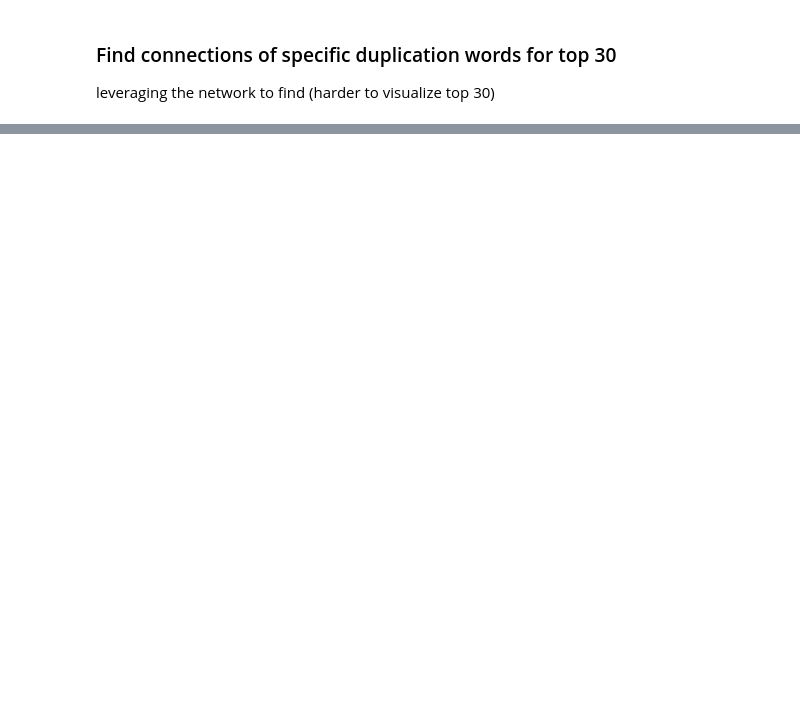
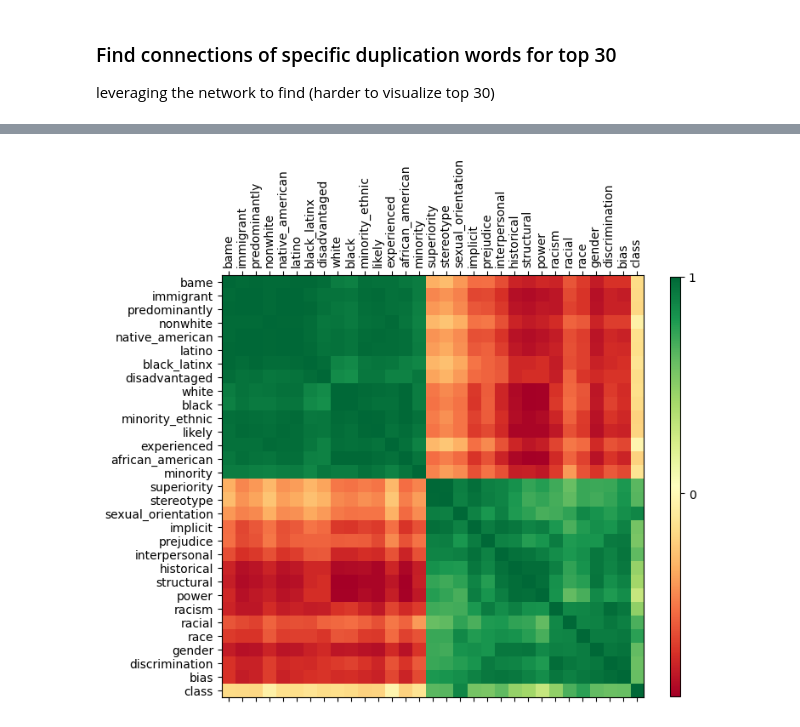
Before and after one commit to dlab-projects/interrogating_racism_medical_literature, a Jupyter notebook: notebooks/visualization_network.ipynb, the cells around one changed output, grey strips where cells are left out. Cells and saved outputs as stored; diff of their text form; code cells hidden in the pictures; blank space fills up the shorter version.

```diff
--- a/notebooks/visualization_network.ipynb
+++ b/notebooks/visualization_network.ipynb
@@ -117,0 +173,41 @@ for word_lst in top30_lst:
+# %%
+# Two pass clustering
+# 1-We cluster the corr matrix
+#   We sort the data according to this clustering
+# 2-For cluster bigger than a threshold we cluster those sub-clusters
+#   We sort the data according to these clustering
+
+cluster_th = 4
+
+X = df.corr().values
+d = sch.distance.pdist(X)
+L = sch.linkage(d, method='complete')
+ind = sch.fcluster(L, 0.5*d.max(), 'distance')
+
+columns = [df.columns.tolist()[i] for i in list(np.argsort(ind))]
+df = df.reindex(columns, axis=1)
+
+unique, counts = np.unique(ind, return_counts=True)
+counts = dict(zip(unique, counts))
+
+i = 0
+j = 0
+columns = []
+for cluster_l1 in set(sorted(ind)):
+    j += counts[cluster_l1]
+    sub = df[df.columns.values[i:j]]
+    if counts[cluster_l1]>cluster_th:
+        X = sub.corr().values
+        d = sch.distance.pdist(X)
+        L = sch.linkage(d, method='complete')
+        ind = sch.fcluster(L, 0.5*d.max(), 'distance')
+        col = [sub.columns.tolist()[i] for i in list((np.argsort(ind)))]
+        sub = sub.reindex(col, axis=1)
+    cols = sub.columns.tolist()
+    columns.extend(cols)
+    i = j
+df = df.reindex(columns, axis=1)
+
+plot_corr(df, 8)
+# %% [output]
+[figure, added]
```
Also changed, not shown: parts of 11 cells of this notebook, 1 other file.
